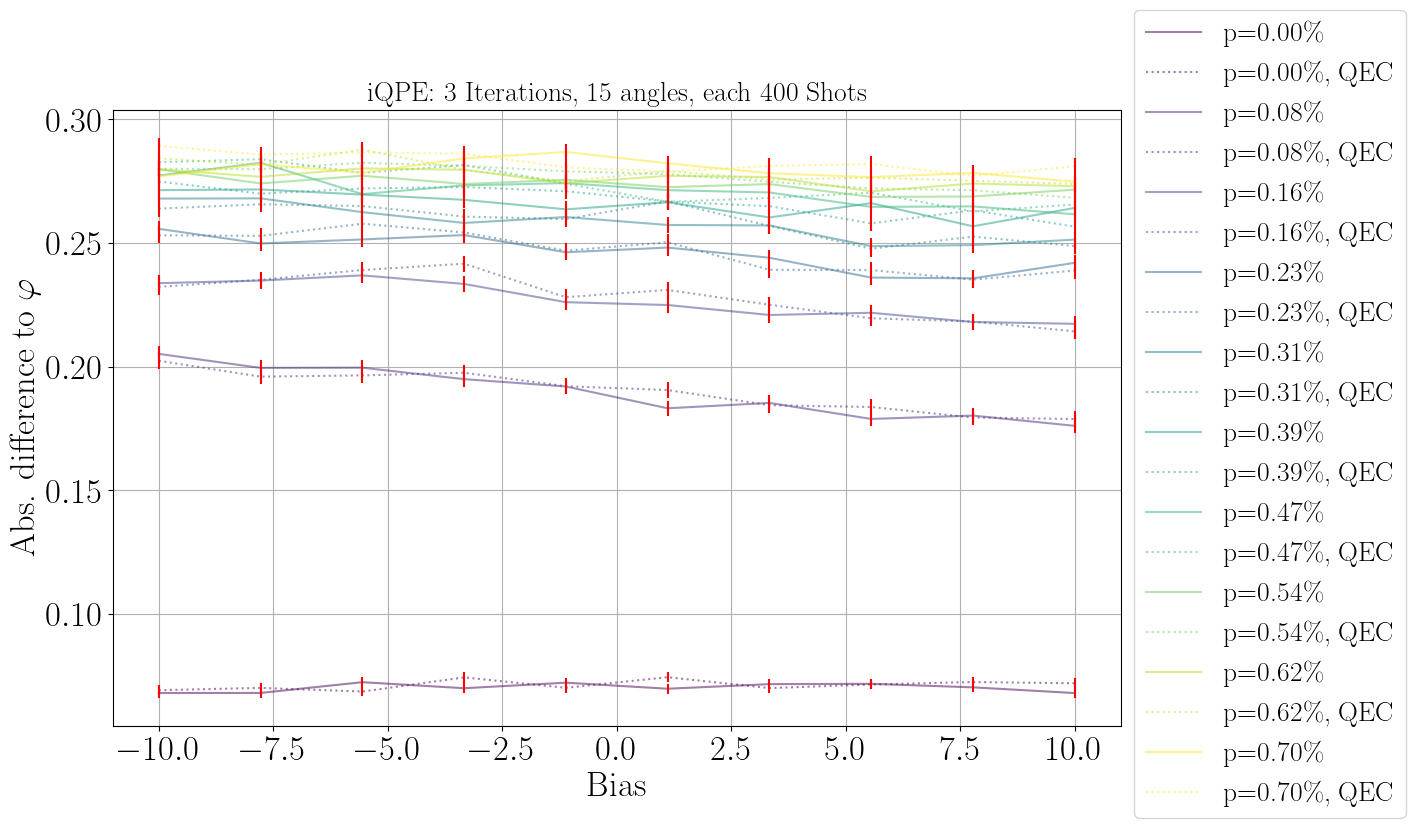
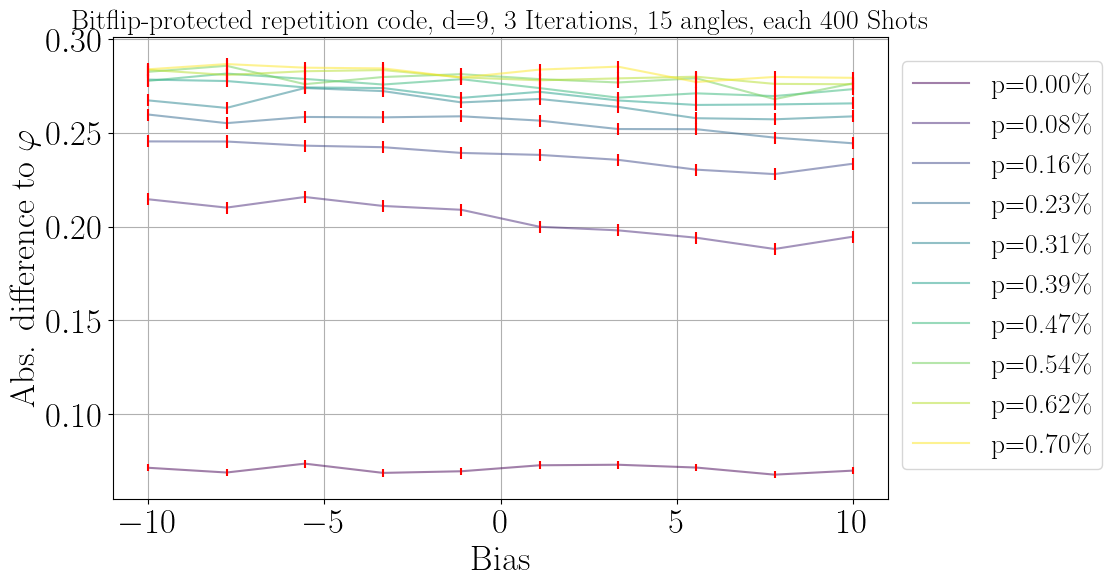
Unified diff of the notebook cell whose output changed from the first chart to the second:
--- before
+++ after
@@ -1,27 +1,27 @@
 shots = 400
-data = np.load("HPC/text/Repcode_d7.npy")
+data = np.load("HPC/text/Repcode_d9.npy")
 
 p = np.linspace(0,0.007,10)
 
-fig, ax1 = plt.subplots(figsize=(13,8))
+fig, ax1 = plt.subplots(figsize=(10,6))
 
-colors = plt.cm.viridis(np.linspace(0, 1, len(data)))
+colors = plt.cm.viridis(np.linspace(0, 1, len(p)))
 
 for i,layer in enumerate(data):
     bias, y, y_qec, err, err_qec = layer[0], layer[1], layer[2], layer[3], layer[4]
     ax1.plot(bias, y, label=r"p={:.2f}\%".format(100*p[i]), marker = "",markersize = 20, alpha = 0.5, color=colors[i])
-    ax1.plot(bias, y_qec, label=r"p={:.2f}\%, QEC".format(100*p[i]), marker = "",markersize = 20, alpha = 0.5, color=colors[i], linestyle=":")
+    #ax1.plot(bias, y_qec, label=r"p={:.2f}\%, QEC".format(100*p[i]), marker = "",markersize = 20, alpha = 0.5, color=colors[i], linestyle=":")
     ax1.errorbar(bias, y, yerr=err, ecolor="red", linestyle="")
-    ax1.errorbar(bias, y_qec, yerr=err_qec, ecolor="red", linestyle="")
+   #ax1.errorbar(bias, y_qec, yerr=err_qec, ecolor="red", linestyle="")
 
-ax1.set_title(r"iQPE: 3 Iterations, 15 angles, each {} Shots".format(int(shots)), fontsize=20)
+ax1.set_title(r"Bitflip-protected repetition code, d=9, 3 Iterations, 15 angles, each {} Shots".format(int(shots)), fontsize=20)
 ax1.set_xlabel("Bias", fontsize=25)
 ax1.set_ylabel(r"Abs. difference to $\varphi$", fontsize=25)
 ax1.tick_params(axis='both', which='major', labelsize=25)
 ax1.grid()
-fig.legend(loc="center left", bbox_to_anchor=(0.9, 0.5), fontsize=20)
-# ax1.legend(fontsize=20)
+fig.legend(loc="center left", bbox_to_anchor=(0.9, 0.5), fontsize=20)# ax1.legend(fontsize=20)
 
 
 #plt.tight_layout()
+plt.savefig("repcode_d9_bias.png", bbox_inches="tight" ,dpi=200)
 plt.show()

Commit: steane switch auf hpc mal schauen